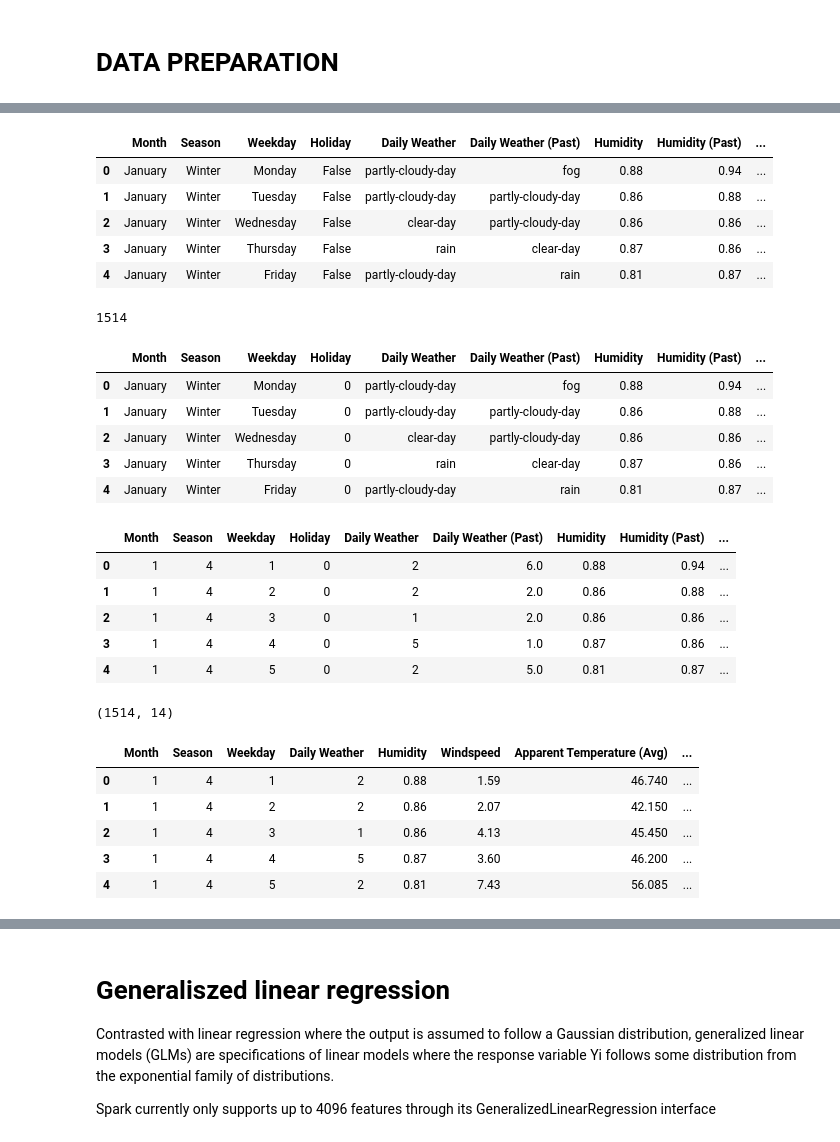
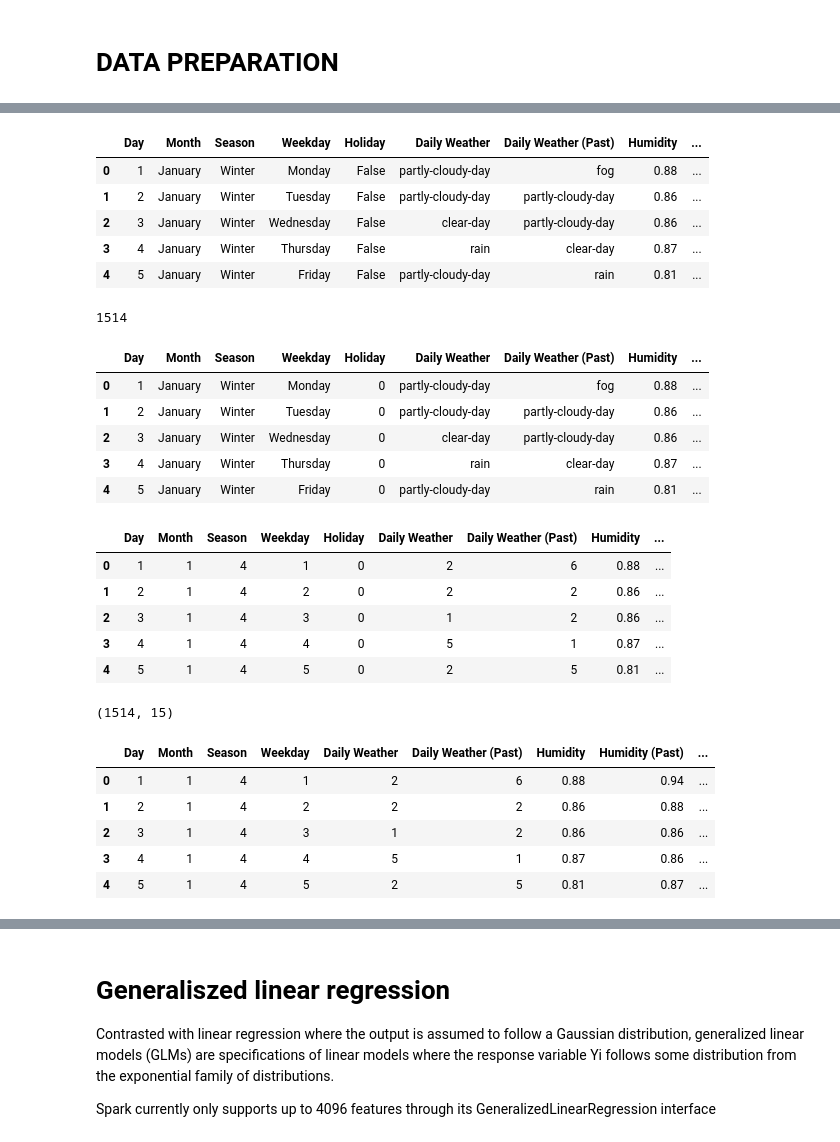
Before and after one commit to dataBikeHsUlm/MapReduce, a Jupyter notebook: Data_Profiling/spark_algorthms.ipynb, the cells around one changed output, grey strips where cells are left out. Saved outputs shown, nothing was run; the diff lists cells and outputs as text; code cells hidden in the pictures.

```diff
--- a/Data_Profiling/spark_algorthms.ipynb
+++ b/Data_Profiling/spark_algorthms.ipynb
@@ -38,15 +38,15 @@ f = forecasts (expected values or unknown results)<br>
 o = observed values (known results)
 # %%
 #load features
-features = pd.read_csv("raw_files/features_newest.csv")
+features = pd.read_csv("features.csv")
 features.head()
 # %% [output]
-|  | Month | Season | Weekday | Holiday | Daily Weather | Daily Weather (Past) | Humidity | Humidity (Past) | ... |
-| 0 | January | Winter | Monday | False | partly-cloudy-day | fog | 0.88 | 0.94 | ... |
-| 1 | January | Winter | Tuesday | False | partly-cloudy-day | partly-cloudy-day | 0.86 | 0.88 | ... |
-| 2 | January | Winter | Wednesday | False | clear-day | partly-cloudy-day | 0.86 | 0.86 | ... |
-| 3 | January | Winter | Thursday | False | rain | clear-day | 0.87 | 0.86 | ... |
-| 4 | January | Winter | Friday | False | partly-cloudy-day | rain | 0.81 | 0.87 | ... |
+|  | Day | Month | Season | Weekday | Holiday | Daily Weather | Daily Weather (Past) | Humidity | ... |
+| 0 | 1 | January | Winter | Monday | False | partly-cloudy-day | fog | 0.88 | ... |
+| 1 | 2 | January | Winter | Tuesday | False | partly-cloudy-day | partly-cloudy-day | 0.86 | ... |
+| 2 | 3 | January | Winter | Wednesday | False | clear-day | partly-cloudy-day | 0.86 | ... |
+| 3 | 4 | January | Winter | Thursday | False | rain | clear-day | 0.87 | ... |
+| 4 | 5 | January | Winter | Friday | False | partly-cloudy-day | rain | 0.81 | ... |
 # %%
 #target variable
 label = features['Rented Bikes'].tolist()
@@ -60,12 +60,12 @@ le = LabelEncoder()
 features.loc[:,'Holiday'] = le.fit_transform(features['Holiday'])
 features.head()
 # %% [output]
-|  | Month | Season | Weekday | Holiday | Daily Weather | Daily Weather (Past) | Humidity | Humidity (Past) | ... |
-| 0 | January | Winter | Monday | 0 | partly-cloudy-day | fog | 0.88 | 0.94 | ... |
-| 1 | January | Winter | Tuesday | 0 | partly-cloudy-day | partly-cloudy-day | 0.86 | 0.88 | ... |
-| 2 | January | Winter | Wednesday | 0 | clear-day | partly-cloudy-day | 0.86 | 0.86 | ... |
-| 3 | January | Winter | Thursday | 0 | rain | clear-day | 0.87 | 0.86 | ... |
-| 4 | January | Winter | Friday | 0 | partly-cloudy-day | rain | 0.81 | 0.87 | ... |
+|  | Day | Month | Season | Weekday | Holiday | Daily Weather | Daily Weather (Past) | Humidity | ... |
+| 0 | 1 | January | Winter | Monday | 0 | partly-cloudy-day | fog | 0.88 | ... |
+| 1 | 2 | January | Winter | Tuesday | 0 | partly-cloudy-day | partly-cloudy-day | 0.86 | ... |
+| 2 | 3 | January | Winter | Wednesday | 0 | clear-day | partly-cloudy-day | 0.86 | ... |
+| 3 | 4 | January | Winter | Thursday | 0 | rain | clear-day | 0.87 | ... |
+| 4 | 5 | January | Winter | Friday | 0 | partly-cloudy-day | rain | 0.81 | ... |
 # %%
 #transorm non-numerical labels to numerical labels
 cleanup_nums = {"Month":   {"January": 1, "February": 2, "March": 3, "April": 4, "May": 5, "June": 6, "July": 7, "August": 8, "September": 9, "October": 10, "November": 11, "December": 12},
@@ -79,24 +79,25 @@ features.replace(cleanup_nums, inplace=True)
 # %%
 features.head()
 # %% [output]
-|  | Month | Season | Weekday | Holiday | Daily Weather | Daily Weather (Past) | Humidity | Humidity (Past) | ... |
-| 0 | 1 | 4 | 1 | 0 | 2 | 6.0 | 0.88 | 0.94 | ... |
-| 1 | 1 | 4 | 2 | 0 | 2 | 2.0 | 0.86 | 0.88 | ... |
-| 2 | 1 | 4 | 3 | 0 | 1 | 2.0 | 0.86 | 0.86 | ... |
-| 3 | 1 | 4 | 4 | 0 | 5 | 1.0 | 0.87 | 0.86 | ... |
-| 4 | 1 | 4 | 5 | 0 | 2 | 5.0 | 0.81 | 0.87 | ... |
+|  | Day | Month | Season | Weekday | Holiday | Daily Weather | Daily Weather (Past) | Humidity | ... |
+| 0 | 1 | 1 | 4 | 1 | 0 | 2 | 6 | 0.88 | ... |
+| 1 | 2 | 1 | 4 | 2 | 0 | 2 | 2 | 0.86 | ... |
+| 2 | 3 | 1 | 4 | 3 | 0 | 1 | 2 | 0.86 | ... |
+| 3 | 4 | 1 | 4 | 4 | 0 | 5 | 1 | 0.87 | ... |
+| 4 | 5 | 1 | 4 | 5 | 0 | 2 | 5 | 0.81 | ... |
 # %%
 features.shape
 # %% [output]
-(1514, 14)
+(1514, 15)
 # %%
-#Feature Matrix without past
-X=features.loc[:,['Month','Season','Weekday','Daily Weather','Humidity','Windspeed', 'Apparent Temperature (Avg)','Rented Bikes (Future)']]
+#Feature Matrix with past and today data
+#X=features.loc[:,['Day','Month','Season','Daily Weather','Daily Weather (Past)','Humidity','Humidity (Past)','Windspeed', 'Windspeed (Past)', 'Apparent Temperature (Avg)','Apparent Temperature (Avg) (Past)','Rented Bikes (Future)']]
+X=features.loc[:,['Day','Month','Season','Weekday', 'Daily Weather','Daily Weather (Past)','Humidity','Humidity (Past)', 'Windspeed', 'Windspeed (Past)', 'Apparent Temperature (Avg)','Apparent Temperature (Avg) (Past)','Rented Bikes (Future)']]
 X.head()
 # %% [output]
-|  | Month | Season | Weekday | Daily Weather | Humidity | Windspeed | Apparent Temperature (Avg) | ... |
-| 0 | 1 | 4 | 1 | 2 | 0.88 | 1.59 | 46.740 | ... |
-| 1 | 1 | 4 | 2 | 2 | 0.86 | 2.07 | 42.150 | ... |
-| 2 | 1 | 4 | 3 | 1 | 0.86 | 4.13 | 45.450 | ... |
-| 3 | 1 | 4 | 4 | 5 | 0.87 | 3.60 | 46.200 | ... |
-| 4 | 1 | 4 | 5 | 2 | 0.81 | 7.43 | 56.085 | ... |
+|  | Day | Month | Season | Weekday | Daily Weather | Daily Weather (Past) | Humidity | Humidity (Past) | ... |
+| 0 | 1 | 1 | 4 | 1 | 2 | 6 | 0.88 | 0.94 | ... |
+| 1 | 2 | 1 | 4 | 2 | 2 | 2 | 0.86 | 0.88 | ... |
+| 2 | 3 | 1 | 4 | 3 | 1 | 2 | 0.86 | 0.86 | ... |
+| 3 | 4 | 1 | 4 | 4 | 5 | 1 | 0.87 | 0.86 | ... |
+| 4 | 5 | 1 | 4 | 5 | 2 | 5 | 0.81 | 0.87 | ... |
```
Also changed, not shown: parts of 67 cells of this notebook.
